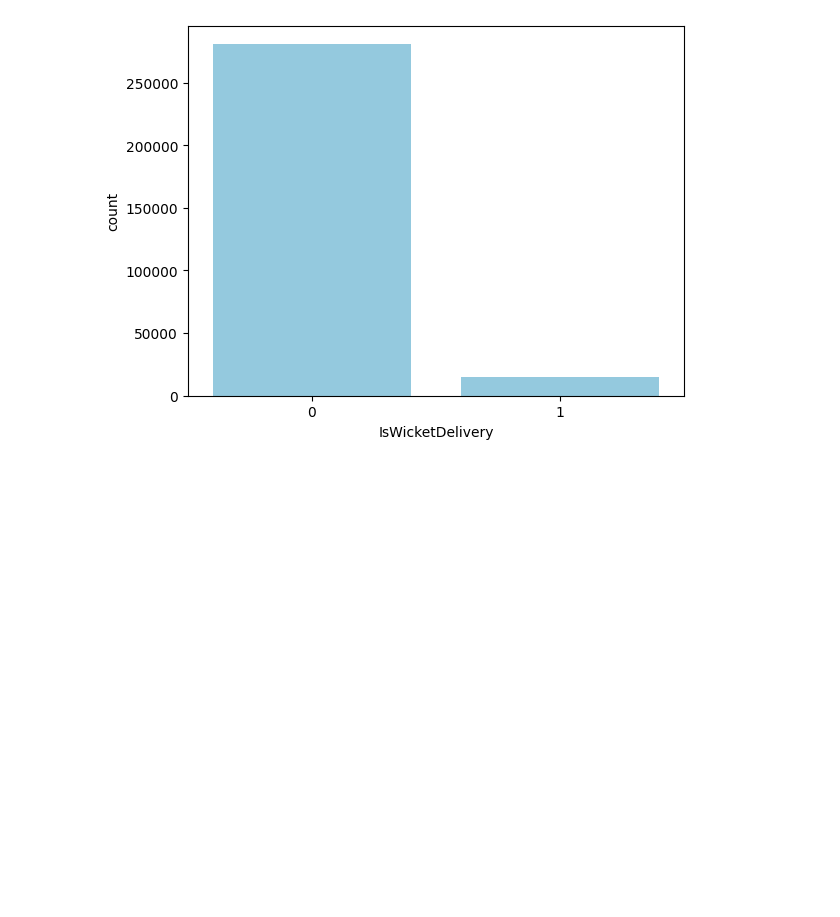
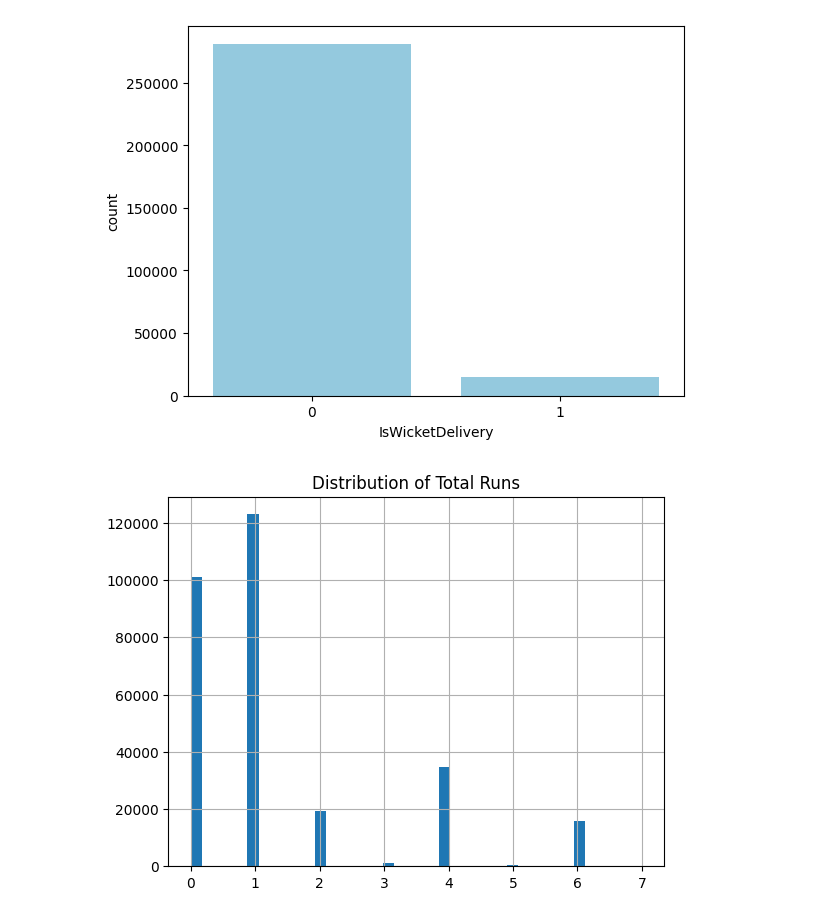
Before and after one commit to samifahim07/Smart-Cricket-Analytics-Ball-by-Ball-Event-Prediction-using-Machine-Learning, a Jupyter notebook: smart_analysis.ipynb, the cells around one changed output. Drawn from its saved outputs; the diff is of its cells as text; code cells hidden in the pictures; blank space fills up the shorter version.

Commit message:
see the destribution of runs scored using histogram

```diff
--- a/smart_analysis.ipynb
+++ b/smart_analysis.ipynb
@@ -168,3 +168,10 @@ sns.countplot(data=df, x='IsWicketDelivery', color='skyblue')
 plt.show()
 # %% [output]
 [figure]
+# %%
+# Destribution of Runs Scored
+df['TotalRun'].hist(bins=40)
+plt.title("Distribution of Total Runs")
+plt.show()
+# %% [output]
+[figure, added]
```
